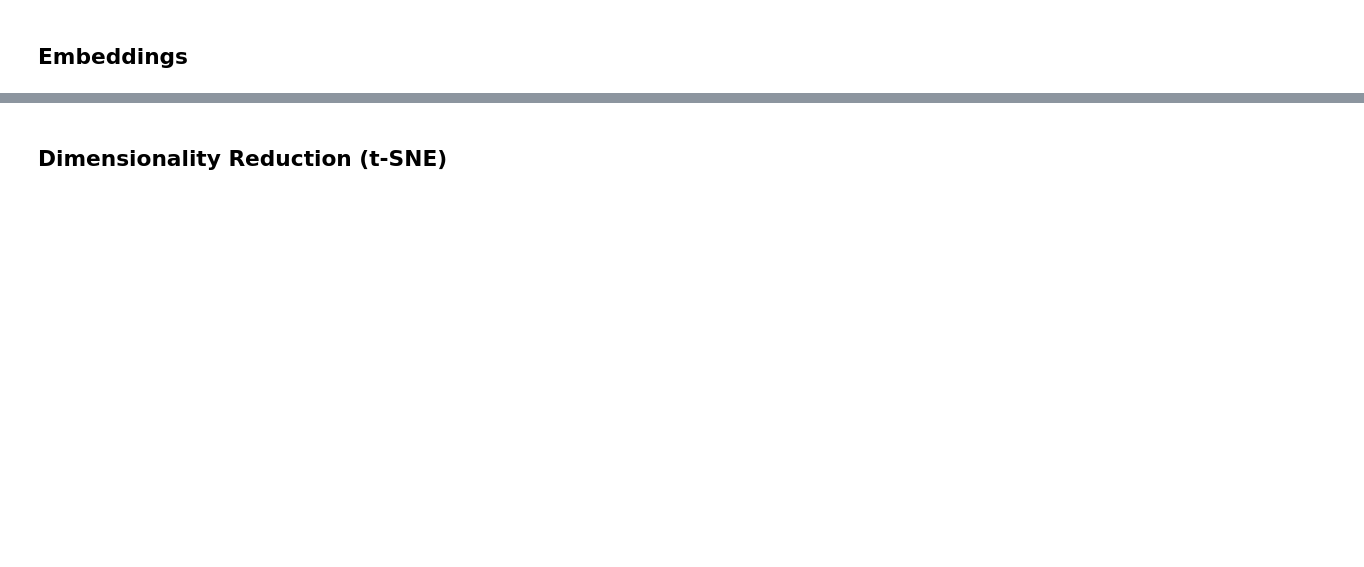
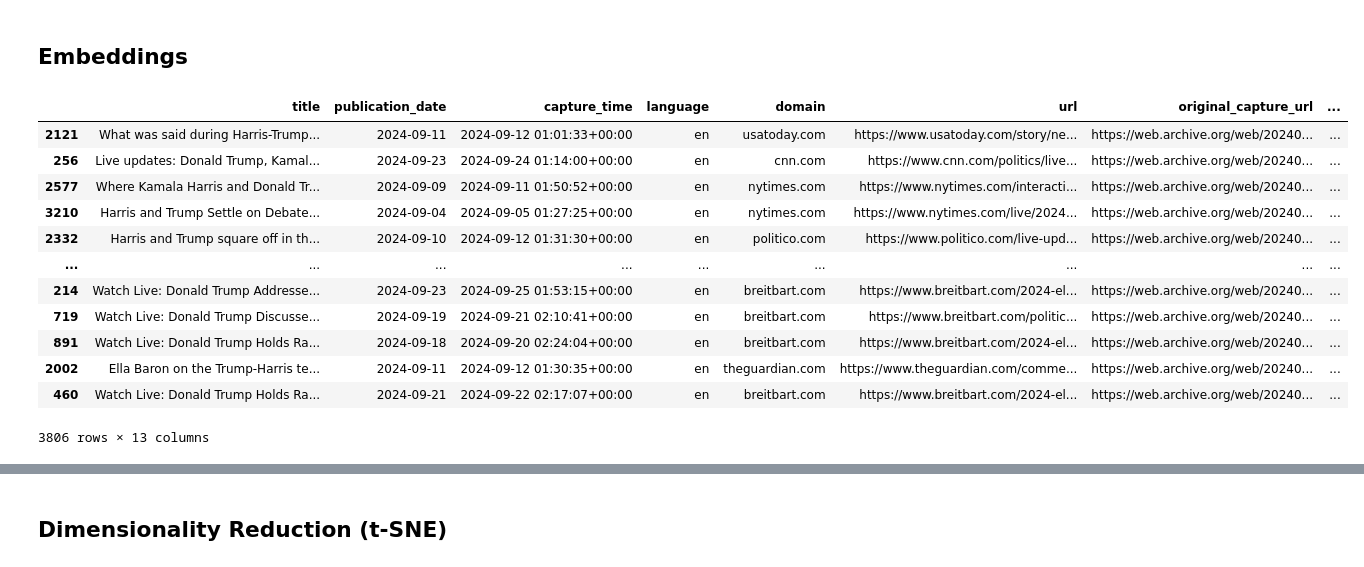
Before and after one commit to dmil/dataviz-with-llms-d3, a Jupyter notebook: ignore-me/2-nlp.ipynb, the cells around one changed output, grey strips where cells are left out. Cells and saved outputs as stored; diff of their text form; code cells hidden in the pictures; blank space fills up the shorter version.

```diff
--- a/ignore-me/2-nlp.ipynb
+++ b/ignore-me/2-nlp.ipynb
@@ -136,6 +105,24 @@ dotenv.load_dotenv()
 openai.organization = None
 openai.api_key = os.getenv("OPENAI_API_KEY")
 # openai.Model.list() # see all openai models
+# %%
+# exclude urls that are videos (contain /video/)
+stories = stories[~stories.url.str.contains("/video/")]
+stories
+# %% [output]
+|  | title | publication_date | capture_time | language | domain | url | original_capture_url | ... |
+| 2121 | What was said during Harris-Trump... | 2024-09-11 | 2024-09-12 01:01:33+00:00 | en | usatoday.com | https://www.usatoday.com/story/ne... | https://web.archive.org/web/20240... | ... |
+| 256 | Live updates: Donald Trump, Kamal... | 2024-09-23 | 2024-09-24 01:14:00+00:00 | en | cnn.com | https://www.cnn.com/politics/live... | https://web.archive.org/web/20240... | ... |
+| 2577 | Where Kamala Harris and Donald Tr... | 2024-09-09 | 2024-09-11 01:50:52+00:00 | en | nytimes.com | https://www.nytimes.com/interacti... | https://web.archive.org/web/20240... | ... |
+| 3210 | Harris and Trump Settle on Debate... | 2024-09-04 | 2024-09-05 01:27:25+00:00 | en | nytimes.com | https://www.nytimes.com/live/2024... | https://web.archive.org/web/20240... | ... |
+| 2332 | Harris and Trump square off in th... | 2024-09-10 | 2024-09-12 01:31:30+00:00 | en | politico.com | https://www.politico.com/live-upd... | https://web.archive.org/web/20240... | ... |
+| ... | ... | ... | ... | ... | ... | ... | ... | ... |
+| 214 | Watch Live: Donald Trump Addresse... | 2024-09-23 | 2024-09-25 01:53:15+00:00 | en | breitbart.com | https://www.breitbart.com/2024-el... | https://web.archive.org/web/20240... | ... |
+| 719 | Watch Live: Donald Trump Discusse... | 2024-09-19 | 2024-09-21 02:10:41+00:00 | en | breitbart.com | https://www.breitbart.com/politic... | https://web.archive.org/web/20240... | ... |
+| 891 | Watch Live: Donald Trump Holds Ra... | 2024-09-18 | 2024-09-20 02:24:04+00:00 | en | breitbart.com | https://www.breitbart.com/2024-el... | https://web.archive.org/web/20240... | ... |
+| 2002 | Ella Baron on the Trump-Harris te... | 2024-09-11 | 2024-09-12 01:30:35+00:00 | en | theguardian.com | https://www.theguardian.com/comme... | https://web.archive.org/web/20240... | ... |
+| 460 | Watch Live: Donald Trump Holds Ra... | 2024-09-21 | 2024-09-22 02:17:07+00:00 | en | breitbart.com | https://www.breitbart.com/2024-el... | https://web.archive.org/web/20240... | ... |
+3806 rows × 13 columns
 # %%
 # Import modules
 import tiktoken
```
Also changed, not shown: parts of 19 cells of this notebook, 2 other files.
